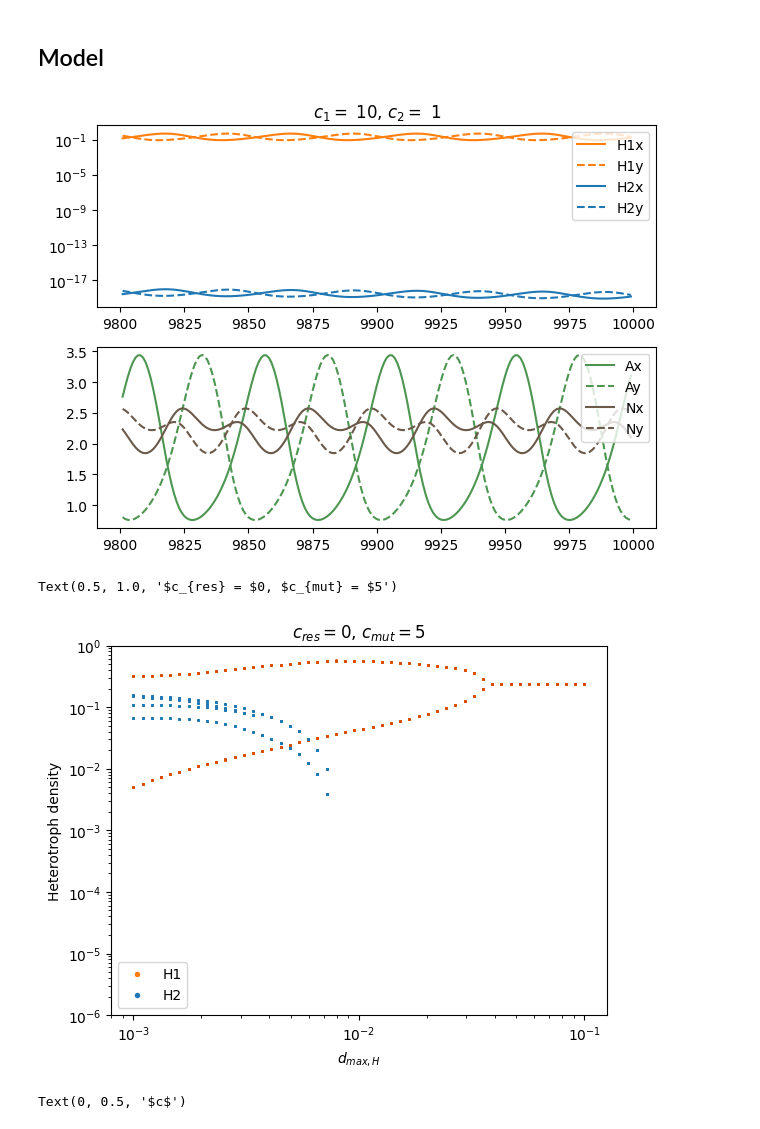
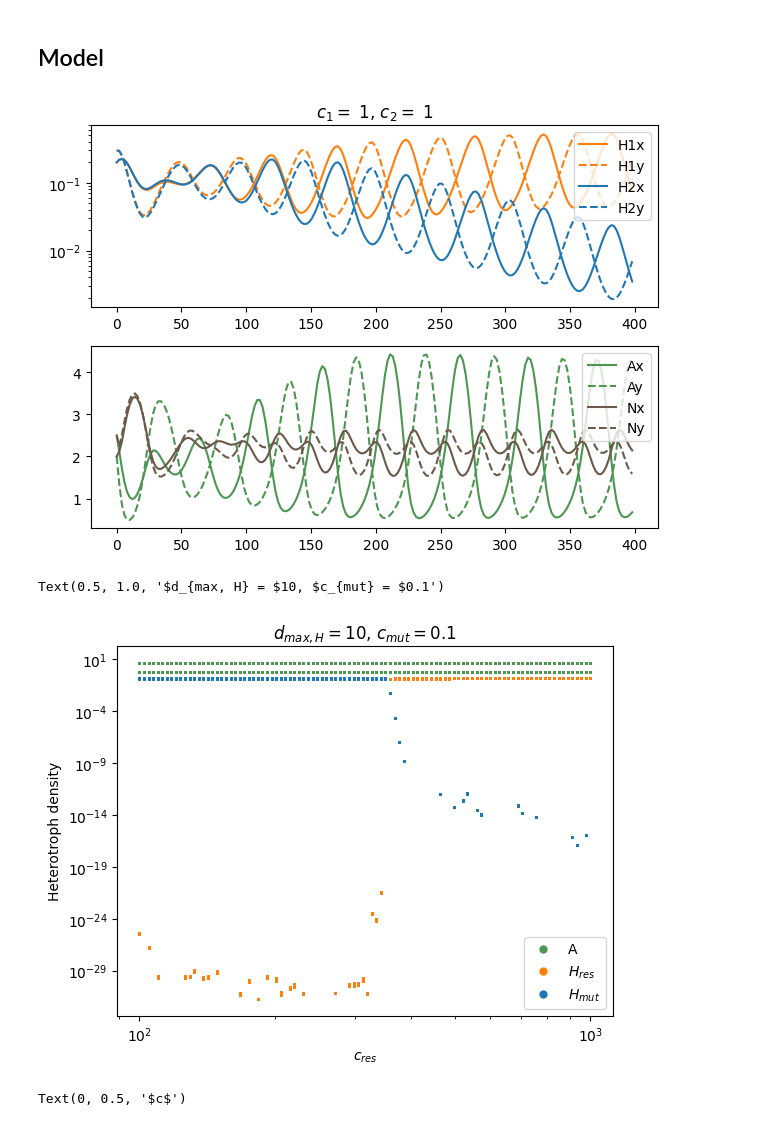
Before and after one commit to rbnmj/turingmodel, a Jupyter notebook: main_crowding2.ipynb, the cells around one changed output. Saved outputs shown, nothing was run; the diff lists cells and outputs as text; code cells hidden in the pictures.

```diff
--- a/main_crowding2.ipynb
+++ b/main_crowding2.ipynb
@@ -150,34 +153,34 @@ t = np.linspace(0,t_end,number_steps)
 # initials:[N_a, N_b, A_a, A_b, H_1a, H_1b, H_2a, H_2b]
 var0 = [2, 2.5, 2.5, 2, 0.08, 0.4, 0.08, 0.4, 0, 0, 0, 0]
 # %%
-t_end = 10000
-number_steps = 10000
+t_end = 400
+number_steps = 200
 t = np.linspace(0,t_end,number_steps)
-c_1 = 10**1
+c_1 = 10**0
 c_2 = 10**0
 d_Hmax1 = 10**-2
-d_Hmax2 = 10**-2
+d_Hmax2 = 10**-3
 var0 = [2, 2.5, 2.5, 2, 0.2, 0.3, 0.2, 0.3, 0, 0, 0, 0]
 var = []
 var = integ.odeint(slow, var0, t)
 plt.subplot2grid((2,1),(0,0))
 plt.plot(t[-200:-1], var[-200:-1, 4], "-", color="#FF7F0E", label="H1x")
 plt.plot(t[-200:-1], var[-200:-1, 5], "--", color="#FF7F0E", label="H1y")
 plt.plot(t[-200:-1], var[-200:-1, 6], "-", color="#1F77B4", label="H2x")
 plt.plot(t[-200:-1], var[-200:-1, 7], "--", color="#1F77B4", label="H2y")
 plt.yscale("log")
 plt.legend(loc="upper right")
 plt.title("$c_1 = $ " + str(c_1) + ", $c_2 = $ " + str(c_2))
 
 plt.subplot2grid((2,1),(1,0))
 plt.plot(t[-200:-1], var[-200:-1, 2], "-", color="#4D9651", label="Ax")
 plt.plot(t[-200:-1], var[-200:-1, 3], "--", color="#4D9651", label="Ay")
 plt.plot(t[-200:-1], var[-200:-1, 0], "-", color="#6B5949", label="Nx")
 plt.plot(t[-200:-1], var[-200:-1:, 1], "--", color="#6B5949", label="Ny")
 plt.legend(loc="upper right")
 plt.tight_layout()
 # %% [output]
-[figure, old version]
+[figure, new version]
 # %%
 def find_extrema(x,n):
     """ returns an array with n extreme values of x"""
@@ -237,26 +251,30 @@ for d_Hmax1 in tqdm(d_Hmax_range):
 # np.savetxt("./data/crowding/growthrate/H1Slope.csv", slopeH1, delimiter=",")
 # np.savetxt("./data/crowding/growthrate/H2Slope.csv", slopeH2, delimiter=",")
 # %%
-plt.plot(d_Hmax_range, H1x_extr[:], ".", markersize = 2, color="#FF7F0E")
-plt.plot(d_Hmax_range, H1y_extr, ".", markersize = 2, color="#D44B00", alpha = 0.5)
-plt.plot(d_Hmax_range, H2x_extr, ".", markersize = 2, color="#1F77B4")
-plt.plot(d_Hmax_range, H2y_extr, ".", markersize = 2, color="#1F77B4", alpha = 0.5)
+plt.plot(c_range, Ax_extr, ".", markersize = 2, color="#4D9651")
+plt.plot(c_range, Ay_extr, ".", markersize = 2, color="#4D9651")
+plt.plot(c_range, H1x_extr, ".", markersize = 2, color="#FF7F0E")
+plt.plot(c_range, H1y_extr, ".", markersize = 2, color="#FF7F0E", alpha = 0.5)
+plt.plot(c_range, H2x_extr, ".", markersize = 2, color="#1F77B4")
+plt.plot(c_range, H2y_extr, ".", markersize = 2, color="#1F77B4", alpha = 0.5)
 plt.xscale("log")
 plt.yscale("log")
-plt.xlabel("$d_{max, H}$")
+plt.xlabel("$c_{res}$")
 plt.ylabel("Heterotroph density")
-plt.ylim(10**-6,10**0)
+#plt.ylim(10**-6,10**1)
 
 legend_elements = [
-    Line2D([0], [0], marker='o', color='w', label='H1', markerfacecolor='#FF7F0E', markersize=5),
-    Line2D([0], [0], marker='o', color='w', label='H2', markerfacecolor='#1F77B4', markersize=5)
+    Line2D([0], [0], marker='o', color='w', label='A', markerfacecolor='#4D9651', markersize=7),
+    Line2D([0], [0], marker='o', color='w', label='$H_{res}$', markerfacecolor='#FF7F0E', markersize=7),
+    Line2D([0], [0], marker='o', color='w', label='$H_{mut}$', markerfacecolor='#1F77B4', markersize=7)
 ]
-plt.legend(handles=legend_elements, loc='lower left')
-#plt.title("d_Hmax = " + str(d_Hmax1))
-plt.title("$c_{res} = $" + str(c_1) + ", $c_{mut} = $" + str(c_2))
+plt.legend(handles=legend_elements, loc='lower right')
+
+plt.title("$d_{max, H} = $" + str(d_Hmax1) + ", $c_{mut} = $" + str(c_2))
+#plt.title("$c_{res} = $" + str(c_1) + ", $c_{mut} = $" + str(c_2))
 # %% [output]
-Text(0.5, 1.0, '$c_{res} = $0, $c_{mut} = $5')
+Text(0.5, 1.0, '$d_{max, H} = $10, $c_{mut} = $0.1')
-[figure, old version]
+[figure, new version]
 # %%
 t_end = 20000
 number_steps = 1000
```
Also changed, not shown: parts of 8 cells of this notebook, 5 other files.
